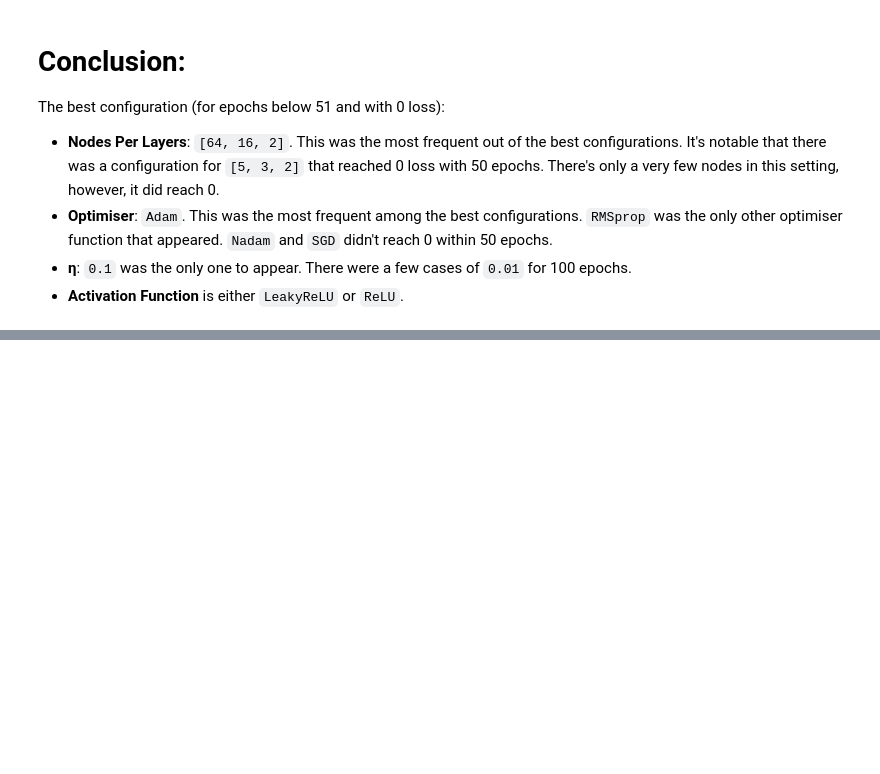
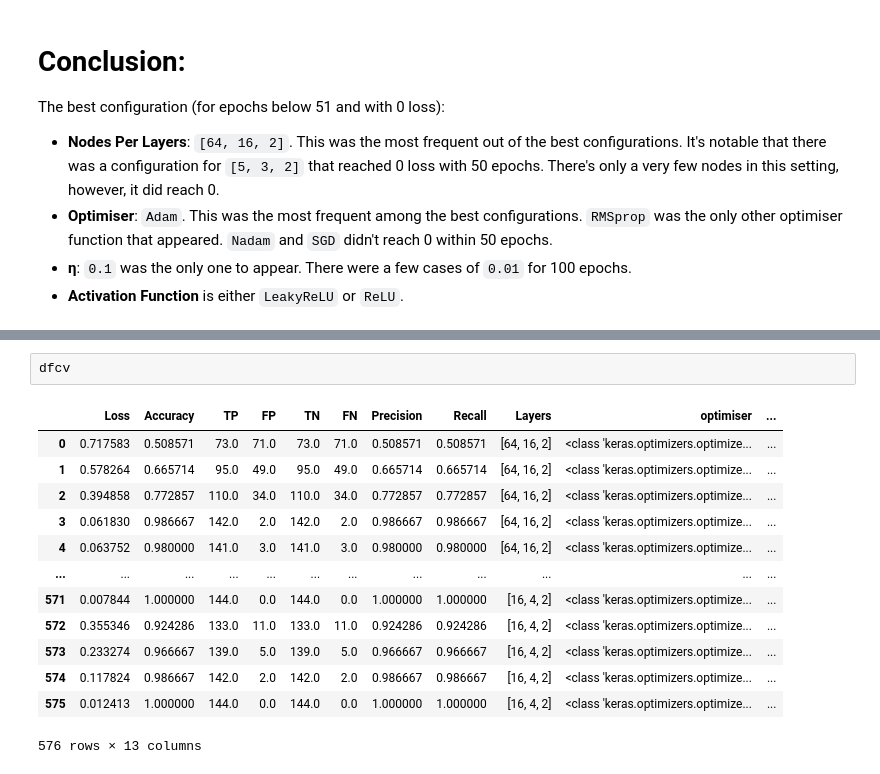
Before and after one commit to csupika/F21DL-Machine-Learning-Portfolio, a Jupyter notebook: Lab10.ipynb, the cells around one changed output, grey strips where cells are left out. Drawn from its saved outputs; the diff is of its cells as text; blank space fills up the shorter version.

```diff
--- a/Lab10.ipynb
+++ b/Lab10.ipynb
@@ -285,0 +622,16 @@ The best configuration (for epochs below 51 and with 0 loss):
+# %%
+dfcv
+# %% [output]
+|  | Loss | Accuracy | TP | FP | TN | FN | Precision | Recall | Layers | optimiser | ... |
+| 0 | 0.717583 | 0.508571 | 73.0 | 71.0 | 73.0 | 71.0 | 0.508571 | 0.508571 | [64, 16, 2] | <class 'keras.optimizers.optimize... | ... |
+| 1 | 0.578264 | 0.665714 | 95.0 | 49.0 | 95.0 | 49.0 | 0.665714 | 0.665714 | [64, 16, 2] | <class 'keras.optimizers.optimize... | ... |
+| 2 | 0.394858 | 0.772857 | 110.0 | 34.0 | 110.0 | 34.0 | 0.772857 | 0.772857 | [64, 16, 2] | <class 'keras.optimizers.optimize... | ... |
+| 3 | 0.061830 | 0.986667 | 142.0 | 2.0 | 142.0 | 2.0 | 0.986667 | 0.986667 | [64, 16, 2] | <class 'keras.optimizers.optimize... | ... |
+| 4 | 0.063752 | 0.980000 | 141.0 | 3.0 | 141.0 | 3.0 | 0.980000 | 0.980000 | [64, 16, 2] | <class 'keras.optimizers.optimize... | ... |
+| ... | ... | ... | ... | ... | ... | ... | ... | ... | ... | ... | ... |
+| 571 | 0.007844 | 1.000000 | 144.0 | 0.0 | 144.0 | 0.0 | 1.000000 | 1.000000 | [16, 4, 2] | <class 'keras.optimizers.optimize... | ... |
+| 572 | 0.355346 | 0.924286 | 133.0 | 11.0 | 133.0 | 11.0 | 0.924286 | 0.924286 | [16, 4, 2] | <class 'keras.optimizers.optimize... | ... |
+| 573 | 0.233274 | 0.966667 | 139.0 | 5.0 | 139.0 | 5.0 | 0.966667 | 0.966667 | [16, 4, 2] | <class 'keras.optimizers.optimize... | ... |
+| 574 | 0.117824 | 0.986667 | 142.0 | 2.0 | 142.0 | 2.0 | 0.986667 | 0.986667 | [16, 4, 2] | <class 'keras.optimizers.optimize... | ... |
+| 575 | 0.012413 | 1.000000 | 144.0 | 0.0 | 144.0 | 0.0 | 1.000000 | 1.000000 | [16, 4, 2] | <class 'keras.optimizers.optimize... | ... |
+576 rows × 13 columns
```
Also changed, not shown: parts of 52 cells of this notebook, 1 other file.
